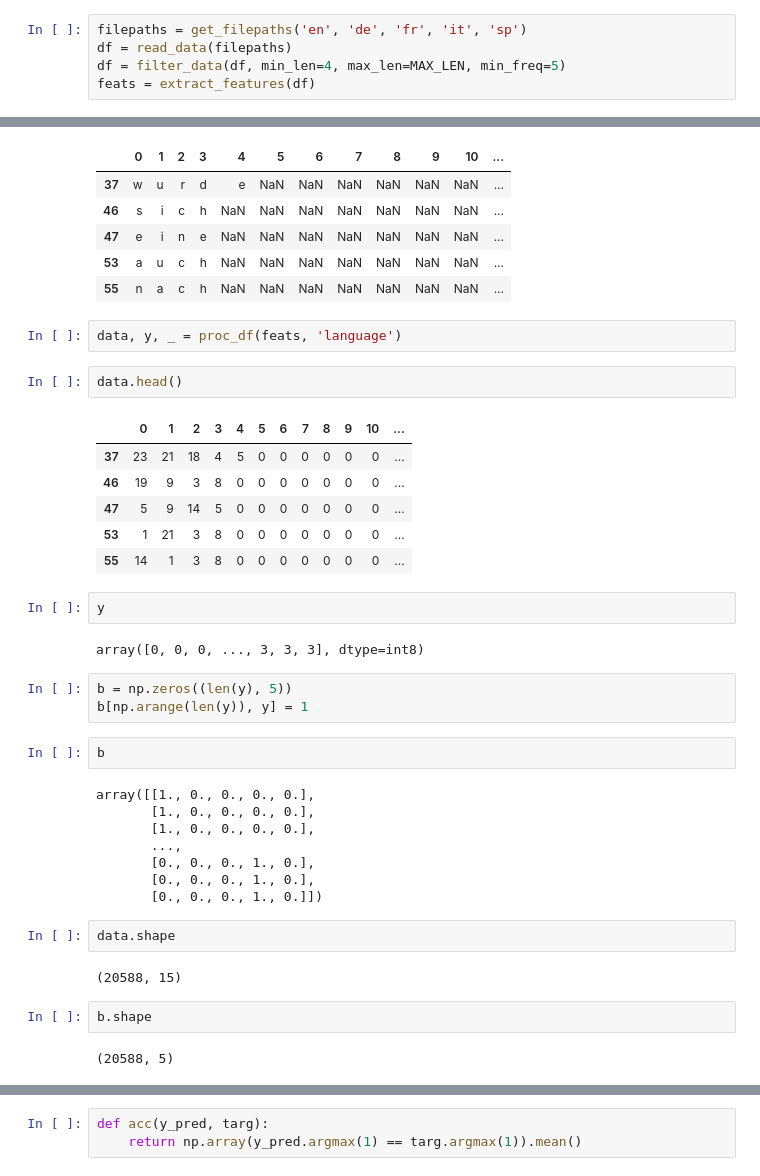
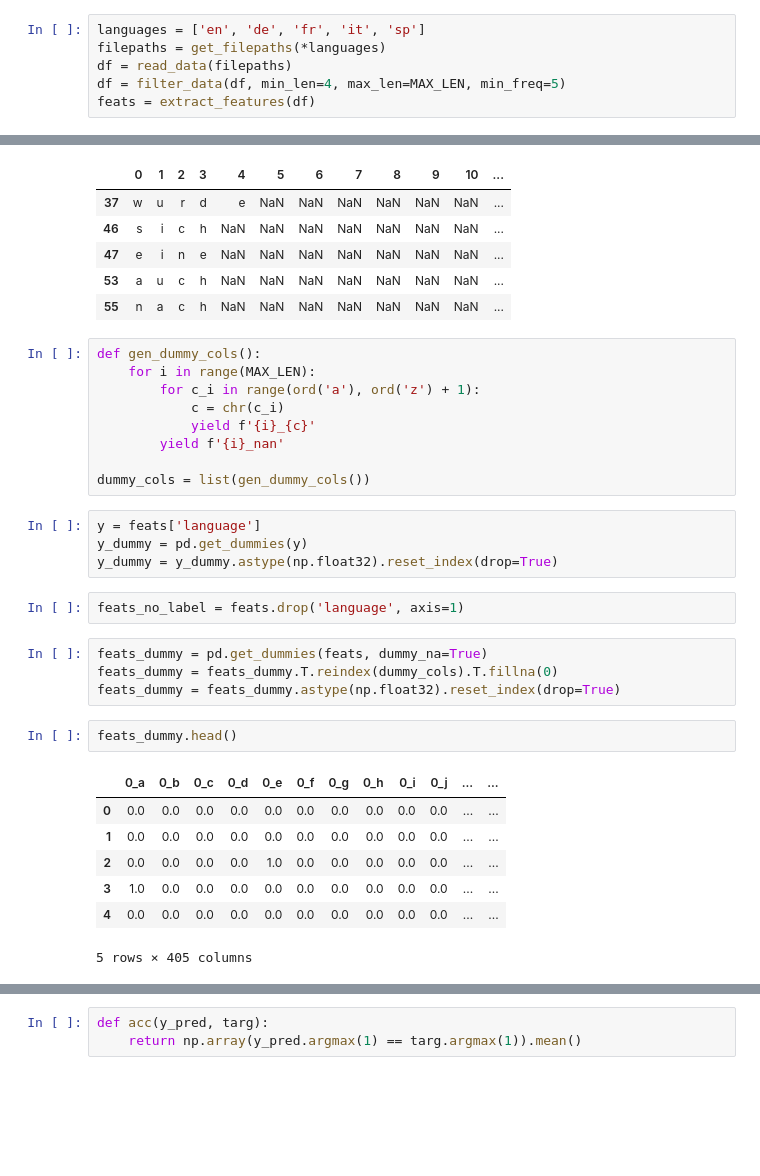
Before and after one commit to quentin-auge/fastai, a Jupyter notebook: courses/dl1/words.ipynb, the cells around one changed output, grey strips where cells are left out. Cells and saved outputs as stored; diff of their text form; blank space fills up the shorter version.

```diff
--- a/courses/dl1/words.ipynb
+++ b/courses/dl1/words.ipynb
@@ -10,7 +10,8 @@ from words import *
 # %%
 MAX_LEN = 15
 # %%
-filepaths = get_filepaths('en', 'de', 'fr', 'it', 'sp')
+languages = ['en', 'de', 'fr', 'it', 'sp']
+filepaths = get_filepaths(*languages)
 df = read_data(filepaths)
 df = filter_data(df, min_len=4, max_len=MAX_LEN, min_freq=5)
 feats = extract_features(df)
@@ -32,39 +33,32 @@ feats.head()
 | 47 | e | i | n | e | NaN | NaN | NaN | NaN | NaN | NaN | NaN | ... |
 | 53 | a | u | c | h | NaN | NaN | NaN | NaN | NaN | NaN | NaN | ... |
 | 55 | n | a | c | h | NaN | NaN | NaN | NaN | NaN | NaN | NaN | ... |
-# %%
-data, y, _ = proc_df(feats, 'language')
+# %%
+def gen_dummy_cols():
+    for i in range(MAX_LEN):
+        for c_i in range(ord('a'), ord('z') + 1):
+            c = chr(c_i)
+            yield f'{i}_{c}'
+        yield f'{i}_nan'
+
+dummy_cols = list(gen_dummy_cols())
+# %%
+y = feats['language']
+y_dummy = pd.get_dummies(y)
+y_dummy = y_dummy.astype(np.float32).reset_index(drop=True)
+# %%
+feats_no_label = feats.drop('language', axis=1)
+# %%
+feats_dummy = pd.get_dummies(feats, dummy_na=True)
+feats_dummy = feats_dummy.T.reindex(dummy_cols).T.fillna(0)
+feats_dummy = feats_dummy.astype(np.float32).reset_index(drop=True)
 # %%
-data.head()
+feats_dummy.head()
 # %% [output]
-|  | 0 | 1 | 2 | 3 | 4 | 5 | 6 | 7 | 8 | 9 | 10 | ... |
-| 37 | 23 | 21 | 18 | 4 | 5 | 0 | 0 | 0 | 0 | 0 | 0 | ... |
-| 46 | 19 | 9 | 3 | 8 | 0 | 0 | 0 | 0 | 0 | 0 | 0 | ... |
-| 47 | 5 | 9 | 14 | 5 | 0 | 0 | 0 | 0 | 0 | 0 | 0 | ... |
-| 53 | 1 | 21 | 3 | 8 | 0 | 0 | 0 | 0 | 0 | 0 | 0 | ... |
-| 55 | 14 | 1 | 3 | 8 | 0 | 0 | 0 | 0 | 0 | 0 | 0 | ... |
+|  | 0_a | 0_b | 0_c | 0_d | 0_e | 0_f | 0_g | 0_h | 0_i | 0_j | ... | ... |
+| 0 | 0.0 | 0.0 | 0.0 | 0.0 | 0.0 | 0.0 | 0.0 | 0.0 | 0.0 | 0.0 | ... | ... |
+| 1 | 0.0 | 0.0 | 0.0 | 0.0 | 0.0 | 0.0 | 0.0 | 0.0 | 0.0 | 0.0 | ... | ... |
+| 2 | 0.0 | 0.0 | 0.0 | 0.0 | 1.0 | 0.0 | 0.0 | 0.0 | 0.0 | 0.0 | ... | ... |
+| 3 | 1.0 | 0.0 | 0.0 | 0.0 | 0.0 | 0.0 | 0.0 | 0.0 | 0.0 | 0.0 | ... | ... |
+| 4 | 0.0 | 0.0 | 0.0 | 0.0 | 0.0 | 0.0 | 0.0 | 0.0 | 0.0 | 0.0 | ... | ... |
+5 rows × 405 columns
-# %%
-y
-# %% [output]
-array([0, 0, 0, ..., 3, 3, 3], dtype=int8)
-# %%
-b = np.zeros((len(y), 5))
-b[np.arange(len(y)), y] = 1
-# %%
-b
-# %% [output]
-array([[1., 0., 0., 0., 0.],
-       [1., 0., 0., 0., 0.],
-       [1., 0., 0., 0., 0.],
-       ...,
-       [0., 0., 0., 1., 0.],
-       [0., 0., 0., 1., 0.],
-       [0., 0., 0., 1., 0.]])
-# %%
-data.shape
-# %% [output]
-(20588, 15)
-# %%
-b.shape
-# %% [output]
-(20588, 5)
```
Also changed, not shown: parts of 35 cells of this notebook.
